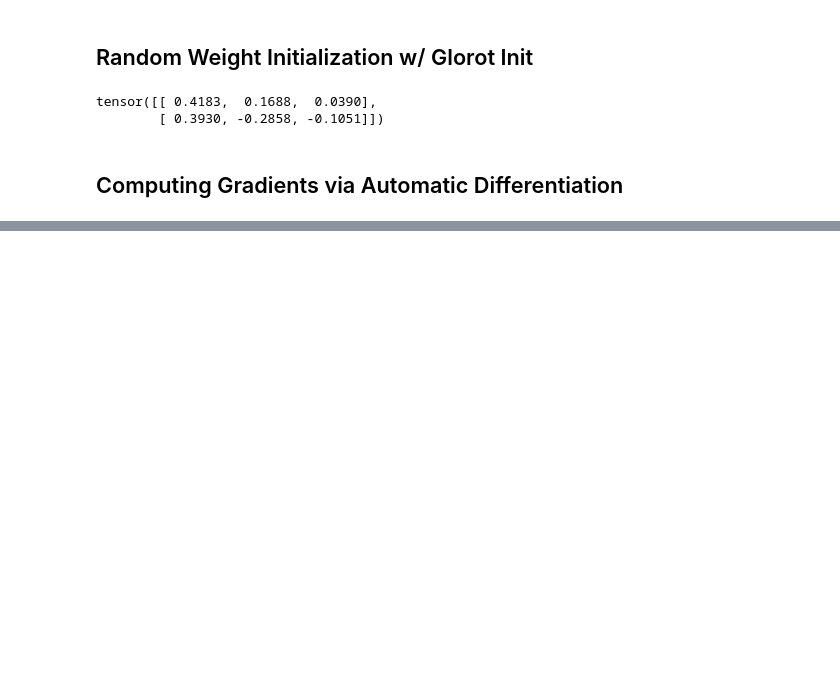
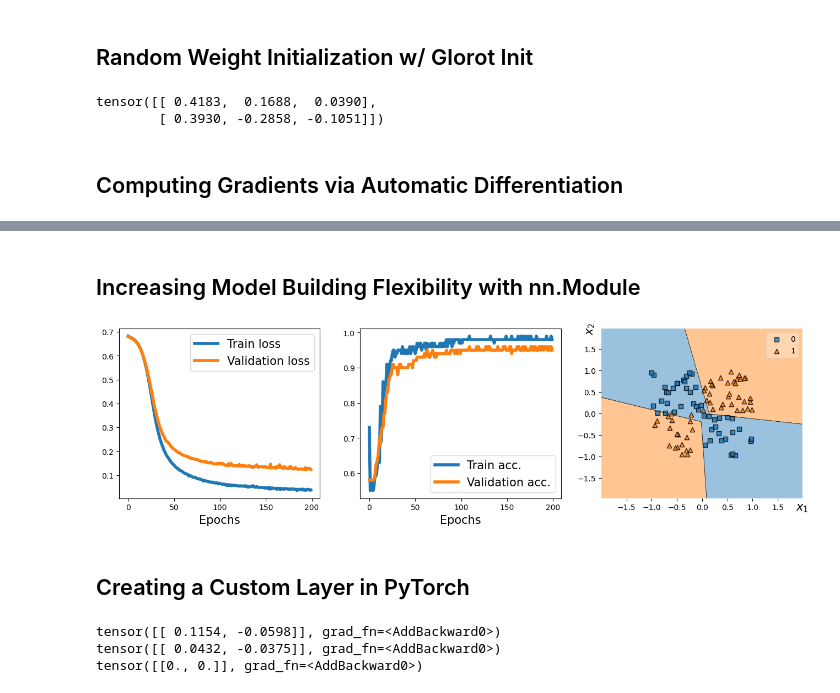
Before and after one commit to Jstafford98/Machine-Learning-with-PyTorch-and-Scikit-Learn, a Jupyter notebook: src/Chapter13.ipynb, the cells around one changed output, grey strips where cells are left out. Cells and saved outputs as stored; diff of their text form; code cells hidden in the pictures; blank space fills up the shorter version.

```diff
--- a/src/Chapter13.ipynb
+++ b/src/Chapter13.ipynb
@@ -50,0 +239,57 @@ class MyModule(nn.Module):
+# %% [markdown]
+## Increasing Model Building Flexibility with nn.Module
+# %%
+class MyModule(nn.Module):
+    def __init__(self):
+        super().__init__()
+        l1 = nn.Linear(2, 4)
+        a1 = nn.ReLU()
+        l2 = nn.Linear(4, 4)
+        a2 = nn.ReLU()
+        l3 = nn.Linear(4, 1)
+        a3 = nn.Sigmoid()
+        l = [l1, a1, l2, a2, l3, a3]
+        self.module_list = nn.ModuleList(l)
+
+    def forward(self, x):
+        for f in self.module_list:
+            x = f(x)
+        return x
+
+    def predict(self, x):
+        x = torch.tensor(x, dtype=torch.float32)
+        pred = self.forward(x)[:, 0]
+        return (pred>=0.5).float()
+
+model = MyModule()
+loss_fn = nn.BCELoss()
+optimizer = torch.optim.SGD(model.parameters(), lr=.015)
+history = train(model, num_epochs, train_dl, x_valid, y_valid)
+
+fig = plt.figure(figsize=(16, 4))
+ax = fig.add_subplot(1, 3, 1)
+plt.plot(history[0], lw=4)
+plt.plot(history[1], lw=4)
+plt.legend(['Train loss', 'Validation loss'], fontsize=15)
+ax.set_xlabel('Epochs', size=15)
+
+ax = fig.add_subplot(1, 3, 2)
+plt.plot(history[2], lw=4)
+plt.plot(history[3], lw=4)
+plt.legend(['Train acc.', 'Validation acc.'], fontsize=15)
+ax.set_xlabel('Epochs', size=15)
+
+ax = fig.add_subplot(1, 3, 3)
+plot_decision_regions(X=x_valid.numpy(),
+                      y=y_valid.numpy().astype(np.int64),
+                      clf=model)
+ax.set_xlabel(r'$x_1$', size=15)
+ax.xaxis.set_label_coords(1, -0.025)
+ax.set_ylabel(r'$x_2$', size=15)
+ax.yaxis.set_label_coords(-0.025, 1)
+
+plt.show()
+# %% [output]
+[figure, added]
+# %% [markdown]
+## Creating a Custom Layer in PyTorch
@@ -50,0 +314,15 @@ class MyModule(nn.Module):
+# %%
+torch.manual_seed(1)
+
+noisy_layer = NoisyLinear(4, 2)
+
+x = torch.zeros((1, 4))
+print(noisy_layer(x, training=True))
+
+print(noisy_layer(x, training=True))
+
+print(noisy_layer(x, training=False))
+# %% [output]
+tensor([[ 0.1154, -0.0598]], grad_fn=<AddBackward0>)
+tensor([[ 0.0432, -0.0375]], grad_fn=<AddBackward0>)
+tensor([[0., 0.]], grad_fn=<AddBackward0>)
```
Also changed, not shown: parts of 15 cells of this notebook.
